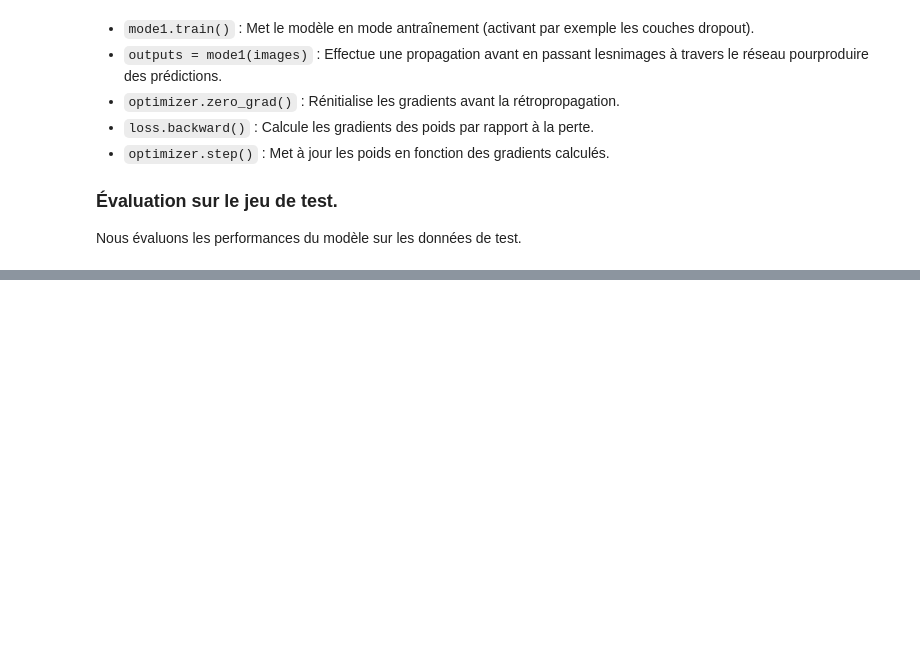
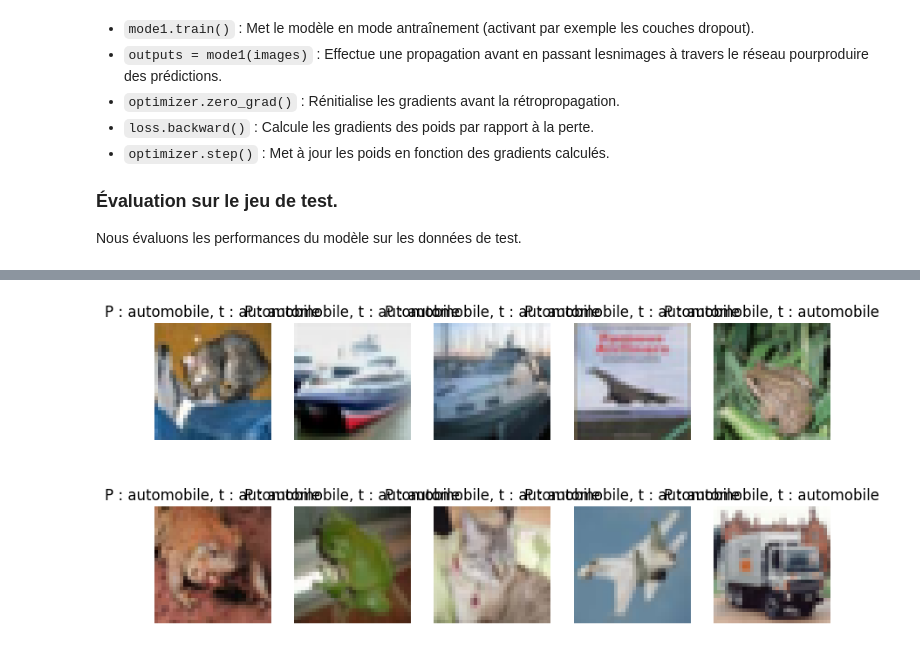
Before and after one commit to maxence-depire/init-tools-ai4industry, a Jupyter notebook: bonusPyTorch.ipynb, the cells around one changed output, grey strips where cells are left out. Drawn from its saved outputs; the diff is of its cells as text; code cells hidden in the pictures; blank space fills up the shorter version.

Commit message:
:wrench: update(PyTorch) Update the PyTorch notebook

```diff
--- a/bonusPyTorch.ipynb
+++ b/bonusPyTorch.ipynb
@@ -339,0 +344,23 @@ Dans le jeu de données `CIFAR-10`, il y a 10 classes. Une précision de 10% cor
+# %%
+incorrect_samples = []
+with torch.no_grad():
+    for images, labels in test_loader:
+        outputs = mode1(images)
+        _, predicted = torch.max(outputs, 1)
+        for i in range(len(labels)):
+            if predicted[i] != labels[i]:
+                incorrect_samples.append((images[i], predicted[i].item(), labels[i].item()))
+
+class_names = ["airplane", "automobile", "bird", "cat", "deer", "dog", "frog", "horse", "ship", "truck"]
+plt.figure(figsize=(10, 5))
+
+for i, (img, pred, true) in enumerate(incorrect_samples[:10]):
+    img = img / 2 + 0.5 # Dénormalisation
+    npimg = img.numpy()
+    plt.subplot(2, 5, i + 1)
+    plt.imshow(np.transpose(npimg, (1, 2, 0)))
+    plt.title(f"P : {class_names[pred]}, t : {class_names[True]}")
+    plt.axis("off")
+plt.show()
+# %% [output]
+[figure, added]
```
Also changed, not shown: parts of 7 cells of this notebook.
